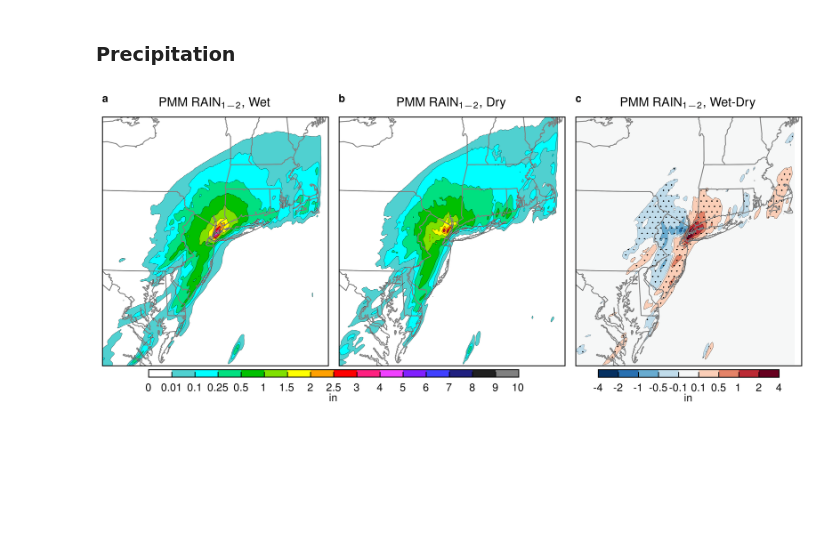
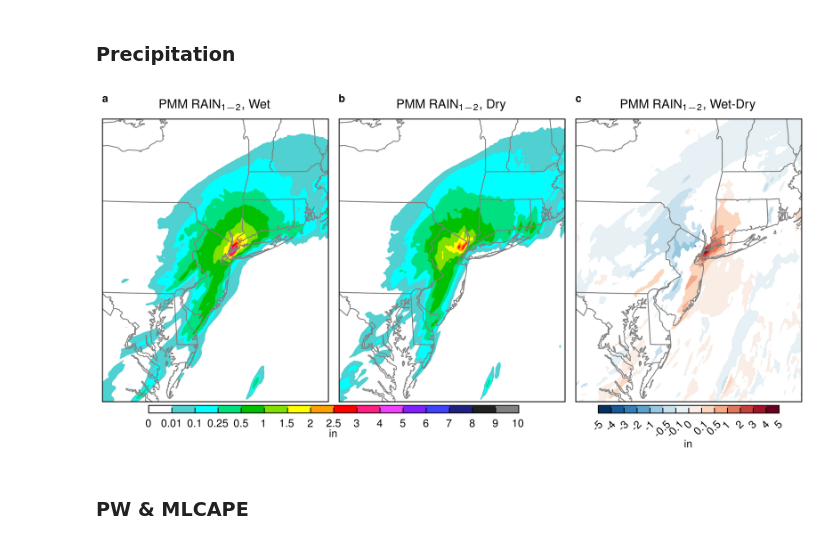
Before and after one commit to tyfolino/ida-precip, a Jupyter notebook: final-notebooks/subset_comparison.ipynb, the cells around one changed output. Cells and saved outputs as stored; diff of their text form; code cells hidden in the pictures; blank space fills up the shorter version.

```diff
--- a/final-notebooks/subset_comparison.ipynb
+++ b/final-notebooks/subset_comparison.ipynb
@@ -198,19 +255,20 @@ diff = pmm(rain12_wet) - pmm(rain12_dry)
 # Find bootstrapped statistical significance
 quantiles = (
     bootstrap_pmm_difference(rain12_all, sample_size=20, iterations=1000)
-    .quantile([0.05, 0.95], dim="iteration")
+    .quantile([0.025, 0.975], dim="iteration")
     .compute()
 )
 
 # Mask where values > 95th percentile or < 5th percentile
-mask = (diff < quantiles.sel(quantile=0.05).squeeze()) | (  # type: ignore
-    diff > quantiles.sel(quantile=0.95).squeeze()  # type: ignore
+mask = (diff < quantiles.sel(quantile=0.025).squeeze()) | (  # type: ignore
+    diff > quantiles.sel(quantile=0.975).squeeze()  # type: ignore
 )
 # %%
 rain_values = [r.load() for r in [pmm(rain12_wet), pmm(rain12_dry), diff]]
 titles = ["PMM RAIN$_{1-2}$, Wet", "PMM RAIN$_{1-2}$, Dry", "PMM RAIN$_{1-2}$, Wet-Dry"]
 levels = [0, 0.01, 0.1, 0.25, 0.50, 1, 1.5, 2, 2.5, 3, 4, 5, 6, 7, 8, 9, 10]
-diff_levels = [-4, -2, -1, -0.5, -0.1, 0.1, 0.5, 1, 2, 4]
+# diff_levels = [-4, -2, -1, -0.5, -0.1, 0,0.1, 0.5, 1, 2, 4]
+diff_levels = [-5, -4, -3, -2, -1, -0.5, -0.1, 0, 0.1, 0.5, 1, 2, 3, 4, 5]
 
 # Create a normalization object
 pnorm = mcolors.BoundaryNorm(levels, ncolors=len(levels) - 1, clip=False)
@@ -227,7 +285,7 @@ fig, axes = plt.subplots(
 # Define colormap and normalization for the third panel
 cmap = plt.get_cmap("RdBu_r")
 dnorm = BoundaryNorm(
-    [-4, -2, -1, -0.5, -0.1, 0.1, 0.5, 1, 2, 4], ncolors=cmap.N, clip=True
+    diff_levels, ncolors=cmap.N, clip=True
 )
 
 for i, ax in enumerate(axes.flatten()):
@@ -242,73 +300,75 @@ for i, ax in enumerate(axes.flatten()):
             norm=pnorm,
         )
         ax.add_feature(cfeature.STATES, linewidth=0.5, edgecolor="gray")
-        cn = ax.contour(
-            lon,
-            lat,
-            rain_values[i],
-            levels=levels[1:],
-            transform=ccrs.PlateCarree(),
-            colors="k",
-            linewidths=0.1,
-        )
+        # cn = ax.contour(
+        #     lon,
+        #     lat,
+        #     rain_values[i],
+        #     levels=levels[1:],
+        #     transform=ccrs.PlateCarree(),
+        #     colors="k",
+        #     linewidths=0.1,
+        # )
 
     else:
         c2 = ax.contourf(
             lon,
             lat,
-            rain_values[i],
+            rain_values[i].where(mask),
             transform=ccrs.PlateCarree(),
             levels=diff_levels,
             cmap=cmap,
             norm=dnorm,
         )
-        ax.contourf(
-            lon,
-            lat,
-            mask.where(abs(rain_values[i]) > 0.1),
-            transform=ccrs.PlateCarree(),
-            levels=[0, 0.5, 1],
-            hatches=["", "...."],
-            colors="none",
-        )
-        cn = ax.contour(
-            lon,
-            lat,
-            rain_values[i],
-            levels=diff_levels[1:],
-            transform=ccrs.PlateCarree(),
-            colors="k",
-            linewidths=0.1,
-        )
+        # ax.contourf(
+        #     lon,
+        #     lat,
+        #     mask.where(abs(rain_values[i]) > 0.1),
+        #     transform=ccrs.PlateCarree(),
+        #     levels=[0, 0.5, 1],
+        #     hatches=["", "...."],
+        #     colors="none",
+        # )
+        # cn = ax.contour(
+        #     lon,
+        #     lat,
+        #     rain_values[i].where(mask),
+        #     levels=diff_levels[:],
+        #     transform=ccrs.PlateCarree(),
+        #     colors="k",
+        #     linewidths=0.1,
+        # )
         ax.add_feature(cfeature.STATES, linewidth=0.5, edgecolor="gray")
 
     ax.set_title(titles[i], fontsize=7)
-    ax.set_extent([-78, -70, 37, 44])
+    ax.set_extent([-78, -71, 37, 44])
 
 cb1 = fig.colorbar(
     c1, ax=axes[0:2], orientation="horizontal", shrink=0.8, pad=0.01, aspect=50
 )
 cb1.ax.tick_params(labelsize=6)
 cb1.set_ticks(levels)
 cb1.set_ticklabels(levels)
 cb1.set_label("in", fontsize=6, labelpad=0.1)
 
 cb2 = fig.colorbar(
     c2, ax=axes[2], orientation="horizontal", shrink=0.8, pad=0.01, aspect=24
 )
 cb2.ax.tick_params(labelsize=6)
 cb2.set_ticks(diff_levels)
-cb2.set_ticklabels(diff_levels)
+cb2.set_ticklabels(diff_levels, rotation=45)
 cb2.set_label("in", fontsize=6, labelpad=0.1)
 
 letters = ["a", "b", "c"]
 for i, ax in enumerate(axes.flatten()):
     ax.text(
         -0, 1.06, r"\textbf{" + letters[i] + "}", transform=ax.transAxes, fontsize=6
     )
 
 plt.savefig("../final-figures/pmm-rain12.pdf", bbox_inches="tight")
 
 plt.show()
 # %% [output]
-[figure, old version]
+[figure, new version]
+# %% [markdown]
+### PW & MLCAPE
```
Also changed, not shown: parts of 9 cells of this notebook, 7 other files.
